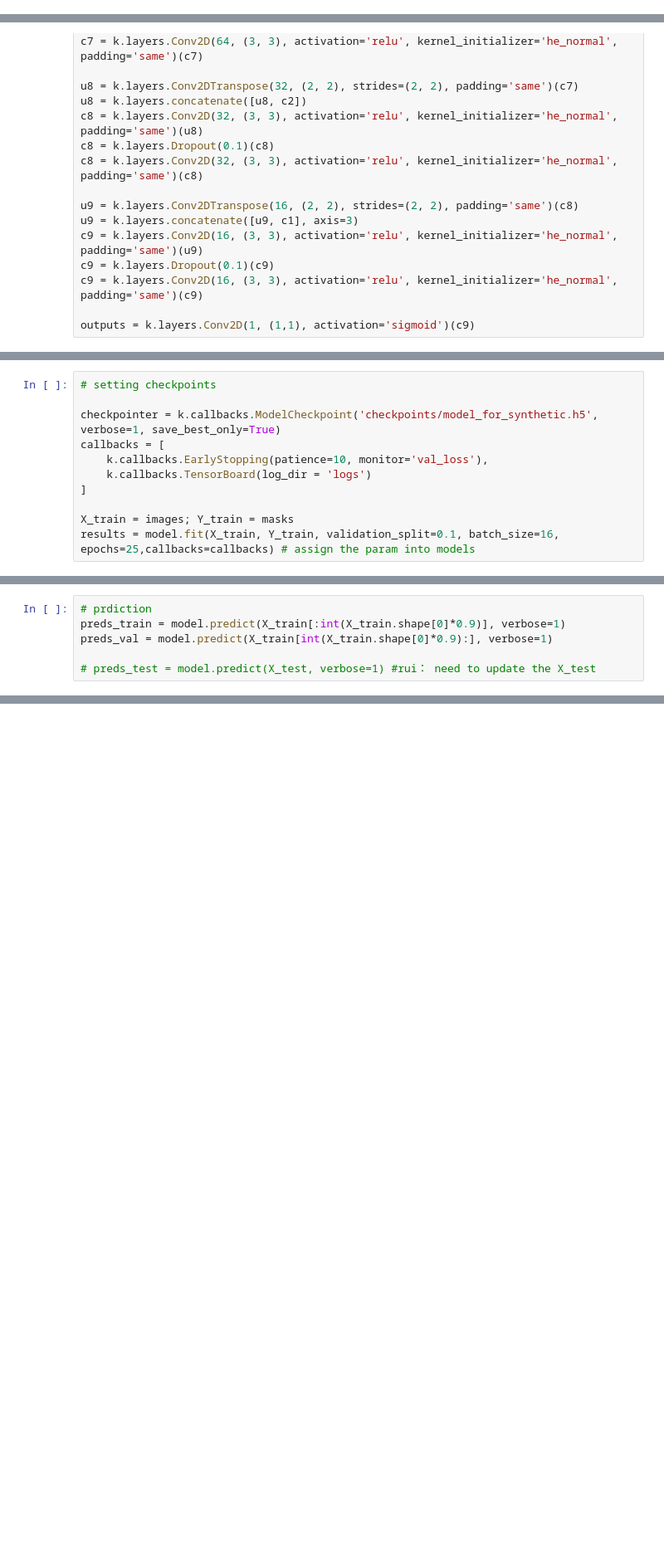
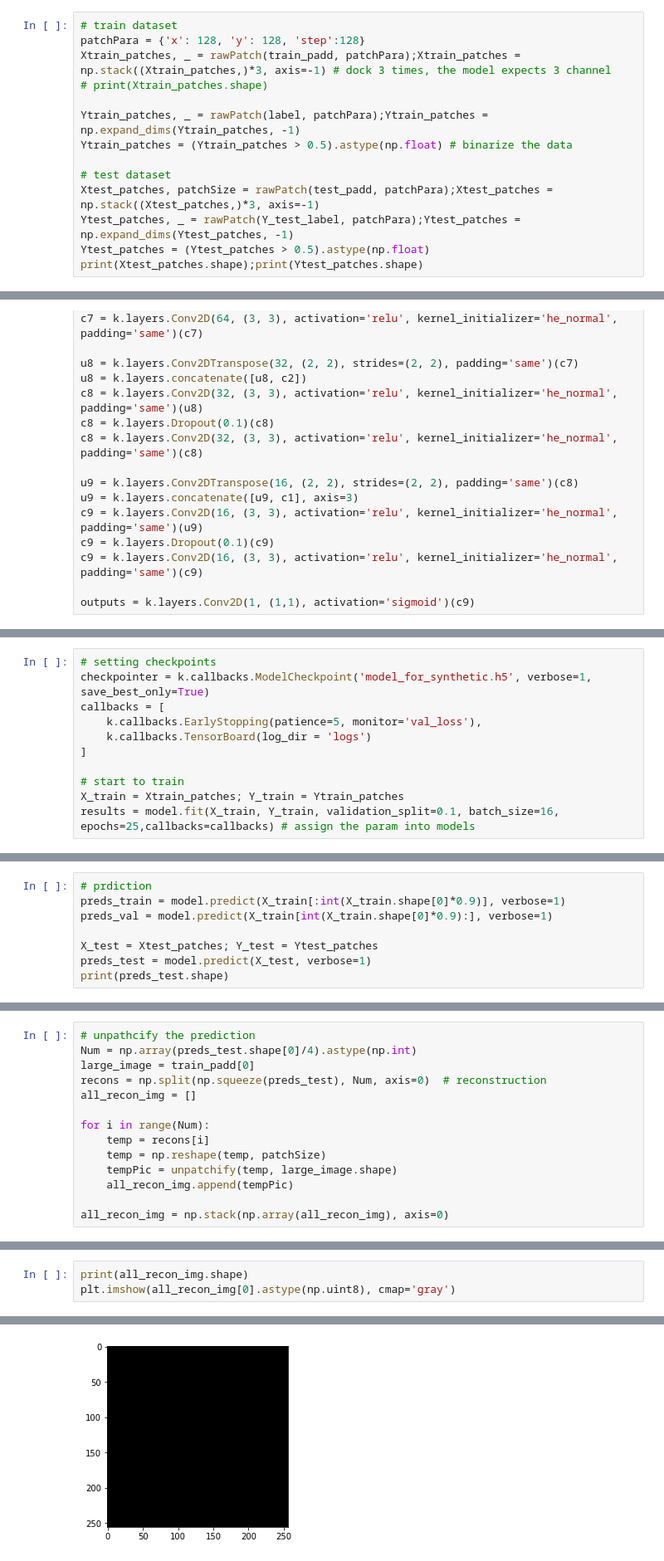
Before and after one commit to leeroyhannover/EM, a Jupyter notebook: 3dem/notebooks/Unet_synthetic.ipynb, the cells around one changed output, grey strips where cells are left out. Shown at 83% size. Saved outputs shown, nothing was run; the diff lists cells and outputs as text; blank space fills up the shorter version.

Commit message:
patchify and unpatchify the image stacks

```diff
--- a/3dem/notebooks/Unet_synthetic.ipynb
+++ b/3dem/notebooks/Unet_synthetic.ipynb
@@ -162,0 +124,14 @@ Deprecated in NumPy 1.20; for more details and guidance: https://numpy.org/devdo
+# %%
+# train dataset
+patchPara = {'x': 128, 'y': 128, 'step':128}
+Xtrain_patches, _ = rawPatch(train_padd, patchPara);Xtrain_patches = np.stack((Xtrain_patches,)*3, axis=-1) # dock 3 times, the model expects 3 channel
+# print(Xtrain_patches.shape)
+
+Ytrain_patches, _ = rawPatch(label, patchPara);Ytrain_patches = np.expand_dims(Ytrain_patches, -1)
+Ytrain_patches = (Ytrain_patches > 0.5).astype(np.float) # binarize the data
+
+# test dataset
+Xtest_patches, patchSize = rawPatch(test_padd, patchPara);Xtest_patches = np.stack((Xtest_patches,)*3, axis=-1)
+Ytest_patches, _ = rawPatch(Y_test_label, patchPara);Ytest_patches = np.expand_dims(Ytest_patches, -1)
+Ytest_patches = (Ytest_patches > 0.5).astype(np.float)
+print(Xtest_patches.shape);print(Ytest_patches.shape)
@@ -254,13 +251,13 @@ ________________________________________________________________________________
 # %%
 # setting checkpoints
-
-checkpointer = k.callbacks.ModelCheckpoint('checkpoints/model_for_synthetic.h5', verbose=1, save_best_only=True)
+checkpointer = k.callbacks.ModelCheckpoint('model_for_synthetic.h5', verbose=1, save_best_only=True)
 callbacks = [
-    k.callbacks.EarlyStopping(patience=10, monitor='val_loss'),
+    k.callbacks.EarlyStopping(patience=5, monitor='val_loss'),
     k.callbacks.TensorBoard(log_dir = 'logs')
 ]
 
-X_train = images; Y_train = masks
+# start to train
+X_train = Xtrain_patches; Y_train = Ytrain_patches
 results = model.fit(X_train, Y_train, validation_split=0.1, batch_size=16, epochs=25,callbacks=callbacks) # assign the param into models
 # %% [output]
 Epoch 1/25
@@ -285,5 +282,7 @@ Epoch 11/25
 preds_train = model.predict(X_train[:int(X_train.shape[0]*0.9)], verbose=1)
 preds_val = model.predict(X_train[int(X_train.shape[0]*0.9):], verbose=1)
 
-# preds_test = model.predict(X_test, verbose=1) #rui： need to update the X_test
+X_test = Xtest_patches; Y_test = Ytest_patches
+preds_test = model.predict(X_test, verbose=1)
+print(preds_test.shape)
 # %% [output]
@@ -324,0 +293,14 @@ outputs = Conv2D(1, 1, padding="same", activation="sigmoid")(d4)  # don't use si
+# %%
+# unpathcify the prediction
+Num = np.array(preds_test.shape[0]/4).astype(np.int)
+large_image = train_padd[0]
+recons = np.split(np.squeeze(preds_test), Num, axis=0)  # reconstruction
+all_recon_img = []
+
+for i in range(Num):
+    temp = recons[i]
+    temp = np.reshape(temp, patchSize)
+    tempPic = unpatchify(temp, large_image.shape)
+    all_recon_img.append(tempPic)
+
+all_recon_img = np.stack(np.array(all_recon_img), axis=0)
@@ -324,0 +309,4 @@ outputs = Conv2D(1, 1, padding="same", activation="sigmoid")(d4)  # don't use si
+# %%
+print(all_recon_img.shape)
+plt.imshow(all_recon_img[0].astype(np.uint8), cmap='gray')
+# %% [output]
@@ -324,0 +315 @@ outputs = Conv2D(1, 1, padding="same", activation="sigmoid")(d4)  # don't use si
+[figure, added]
```
Also changed, not shown: parts of 17 cells of this notebook.
